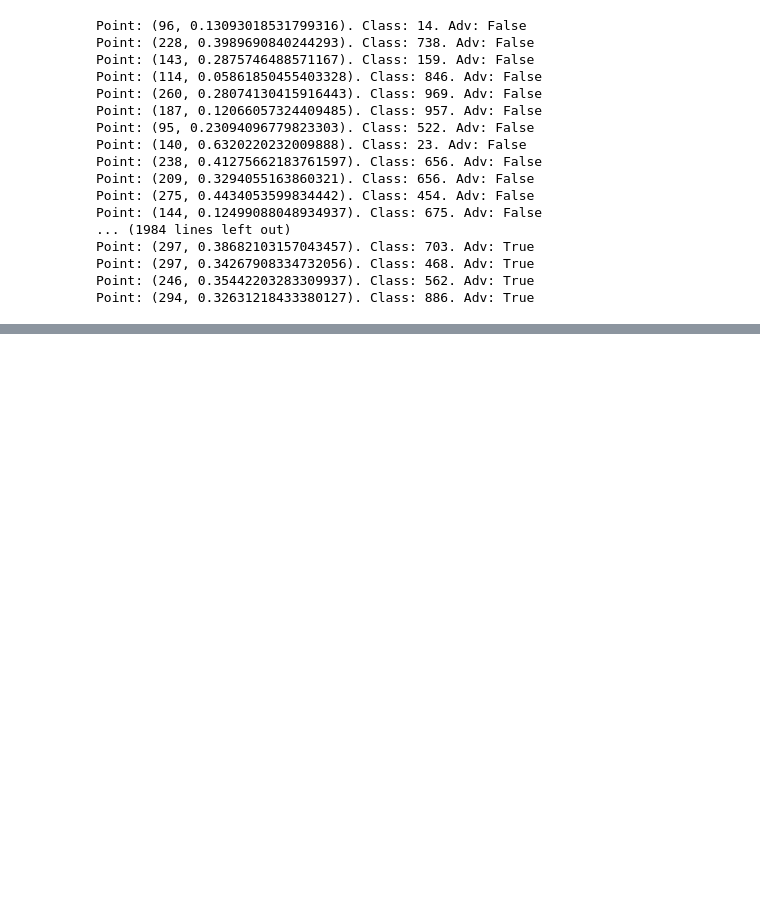
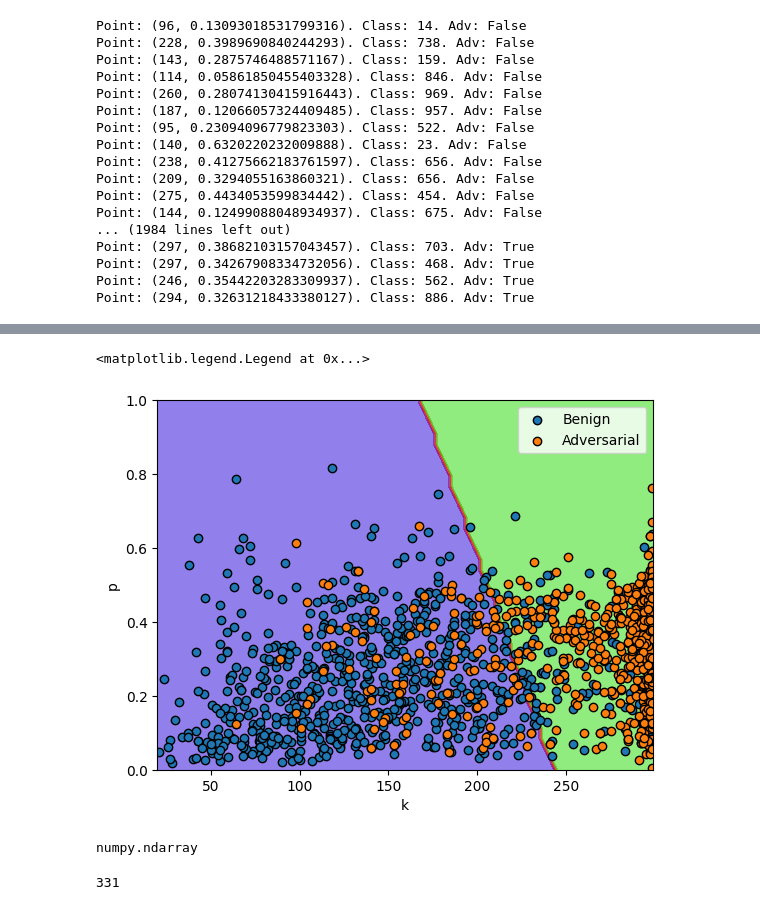
Before and after one commit to koendamme/AdversarialDefense, a Jupyter notebook: defense.ipynb, the cells around one changed output, grey strips where cells are left out. Drawn from its saved outputs; the diff is of its cells as text; code cells hidden in the pictures; blank space fills up the shorter version.

```diff
--- a/defense.ipynb
+++ b/defense.ipynb
@@ -99,3 +93,8 @@ plt.scatter(kp_set[1001:, 0], kp_set[1001:, 1])
 df = pd.DataFrame(kp_set, columns=["x", "y", "class", "is_adversarial"])
 # %%
 df.to_csv("kppoints.csv")
+# %%
+df = pd.read_csv("kppoints.csv")
+# %%
+df = df.drop(['Unnamed: 0'], axis=1)
+df.head()
@@ -101,0 +114,24 @@ df.to_csv("kppoints.csv")
+# %%
+from sklearn.linear_model import LogisticRegression
+from sklearn.model_selection import train_test_split
+from sklearn.inspection import DecisionBoundaryDisplay
+
+x_train, x_test, y_train, y_test = train_test_split(df[["x", "y", "class"]],
+                                                    df["is_adversarial"],
+                                                    stratify=df["is_adversarial"],
+                                                    test_size=.2,
+                                                    shuffle=True)
+
+clf = LogisticRegression(random_state=0).fit(x_train[["x", "y"]], y_train)
+# %%
+disp = DecisionBoundaryDisplay.from_estimator(clf, x_train[["x", "y"]], response_method="predict", xlabel="k", ylabel="p", alpha=.5)
+
+disp.ax_.scatter(x_train["x"][y_train == 0], x_train["y"][y_train == 0], cmap="bwr", edgecolor="k", label="Benign")
+disp.ax_.scatter(x_train["x"][y_train == 1], x_train["y"][y_train == 1], cmap="bwr", edgecolor="k", label="Adversarial")
+# plt.set_cmap("brg")
+# disp.ax_.scatter(x_train.iloc[:, 0], x_train.iloc[:, 1], c=y_train, edgecolor="k")
+plt.ylim(0, 1)
+plt.legend()
+# %% [output]
+<matplotlib.legend.Legend at 0x...>
+[figure, added]
@@ -101,0 +140,4 @@ df.to_csv("kppoints.csv")
+# %%
+type(preds)
+# %% [output]
+numpy.ndarray
@@ -101,0 +170,4 @@ df.to_csv("kppoints.csv")
+# %%
+corr
+# %% [output]
+331
```
Also changed, not shown: parts of 7 cells of this notebook.
